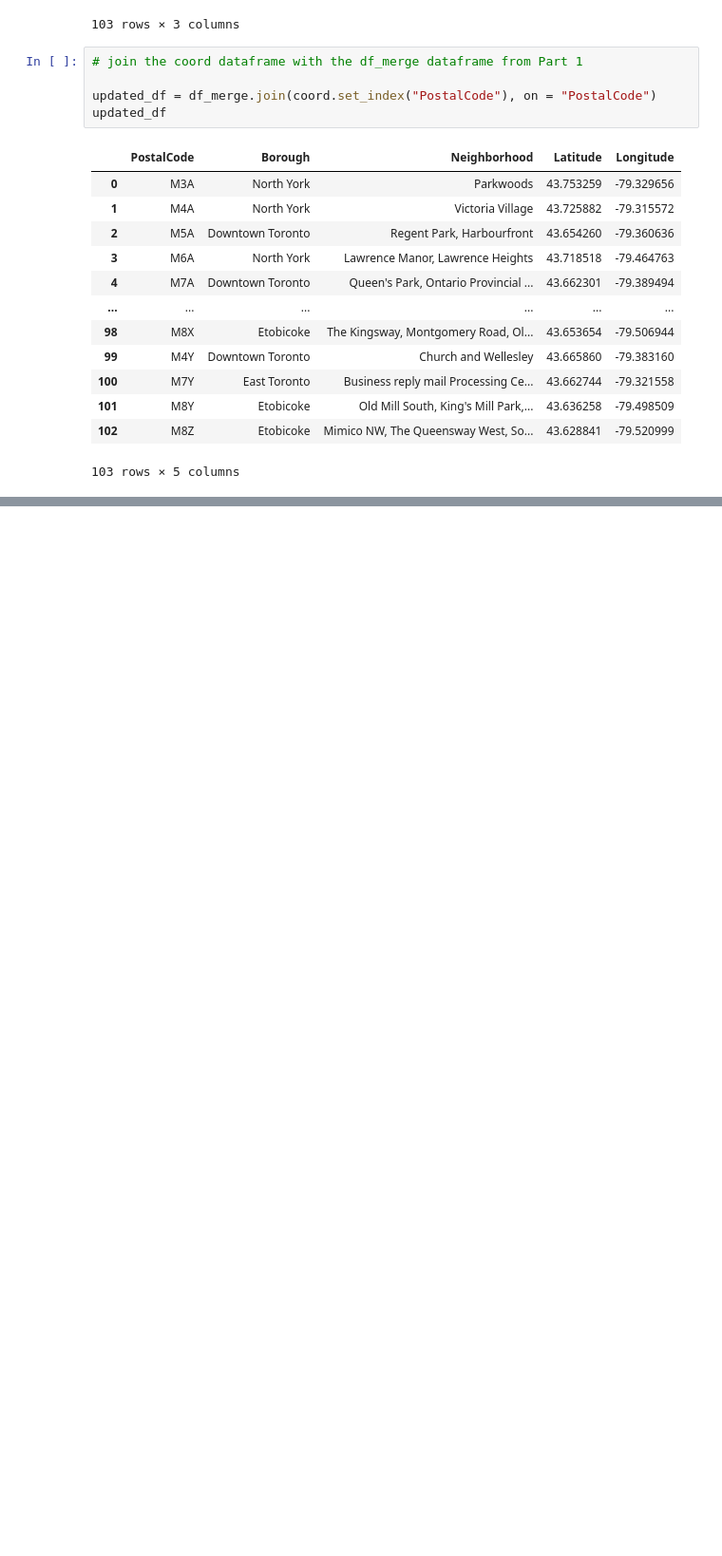
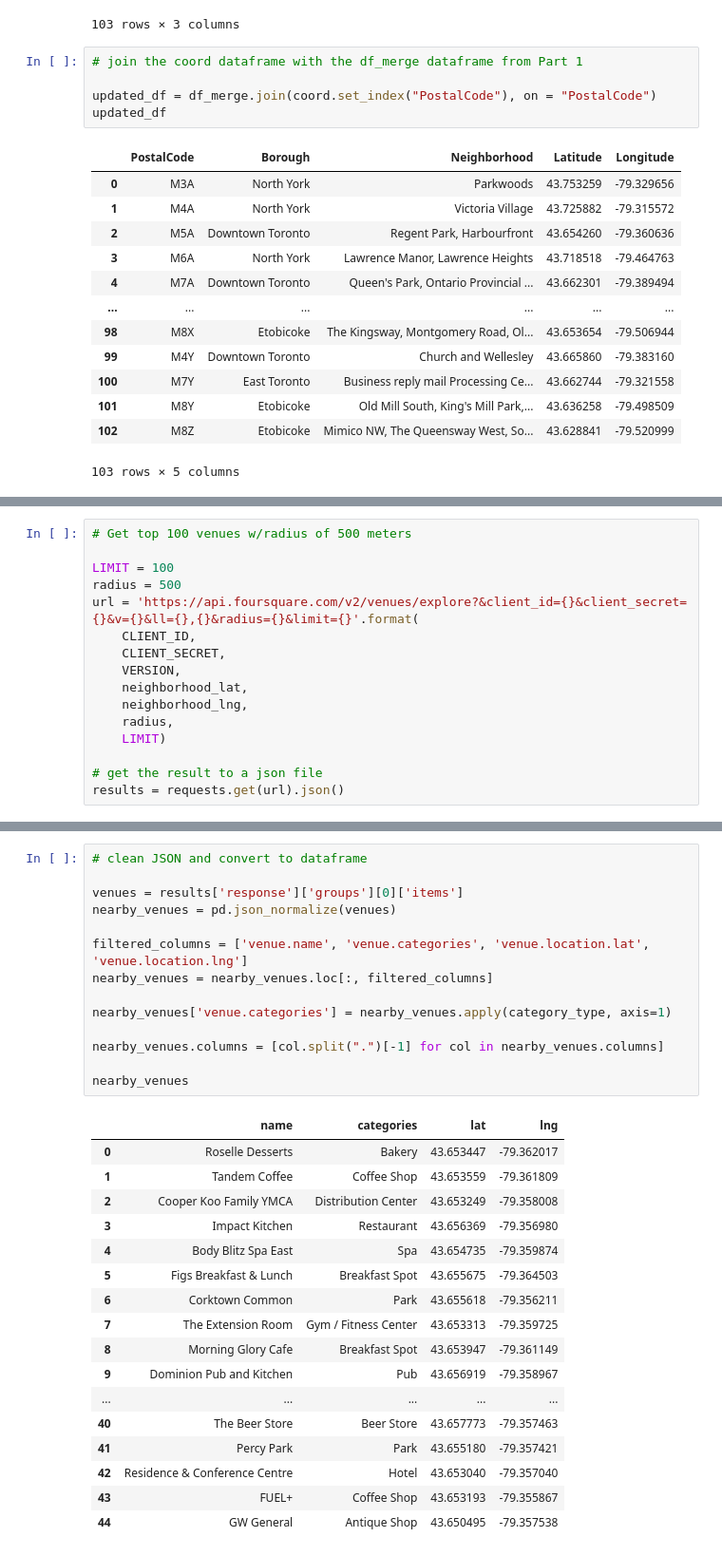
Before and after one commit to xiaolong89/coursera-capstone-project, a Jupyter notebook: Segmenting and Clustering Neighborhoods in Toronto.ipynb, the cells around one changed output, grey strips where cells are left out. Shown at 95% size. Drawn from its saved outputs; the diff is of its cells as text; blank space fills up the shorter version.

```diff
--- a/Segmenting and Clustering Neighborhoods in Toronto.ipynb
+++ b/Segmenting and Clustering Neighborhoods in Toronto.ipynb
@@ -117,0 +229,16 @@ updated_df
+# %%
+# Get top 100 venues w/radius of 500 meters
+
+LIMIT = 100
+radius = 500
+url = 'https://api.foursquare.com/v2/venues/explore?&client_id={}&client_secret={}&v={}&ll={},{}&radius={}&limit={}'.format(
+    CLIENT_ID,
+    CLIENT_SECRET,
+    VERSION,
+    neighborhood_lat,
+    neighborhood_lng,
+    radius,
+    LIMIT)
+
+# get the result to a json file
+results = requests.get(url).json()
@@ -117,0 +258,32 @@ updated_df
+# %%
+# clean JSON and convert to dataframe
+
+venues = results['response']['groups'][0]['items']
+nearby_venues = pd.json_normalize(venues)
+
+filtered_columns = ['venue.name', 'venue.categories', 'venue.location.lat', 'venue.location.lng']
+nearby_venues = nearby_venues.loc[:, filtered_columns]
+
+nearby_venues['venue.categories'] = nearby_venues.apply(category_type, axis=1)
+
+nearby_venues.columns = [col.split(".")[-1] for col in nearby_venues.columns]
+
+nearby_venues
+# %% [output]
+|  | name | categories | lat | lng |
+| 0 | Roselle Desserts | Bakery | 43.653447 | -79.362017 |
+| 1 | Tandem Coffee | Coffee Shop | 43.653559 | -79.361809 |
+| 2 | Cooper Koo Family YMCA | Distribution Center | 43.653249 | -79.358008 |
+| 3 | Impact Kitchen | Restaurant | 43.656369 | -79.356980 |
+| 4 | Body Blitz Spa East | Spa | 43.654735 | -79.359874 |
+| 5 | Figs Breakfast & Lunch | Breakfast Spot | 43.655675 | -79.364503 |
+| 6 | Corktown Common | Park | 43.655618 | -79.356211 |
+| 7 | The Extension Room | Gym / Fitness Center | 43.653313 | -79.359725 |
+| 8 | Morning Glory Cafe | Breakfast Spot | 43.653947 | -79.361149 |
+| 9 | Dominion Pub and Kitchen | Pub | 43.656919 | -79.358967 |
+| ... | ... | ... | ... | ... |
+| 40 | The Beer Store | Beer Store | 43.657773 | -79.357463 |
+| 41 | Percy Park | Park | 43.655180 | -79.357421 |
+| 42 | Residence & Conference Centre | Hotel | 43.653040 | -79.357040 |
+| 43 | FUEL+ | Coffee Shop | 43.653193 | -79.355867 |
+| 44 | GW General | Antique Shop | 43.650495 | -79.357538 |
```
Also changed, not shown: parts of 31 cells of this notebook.
